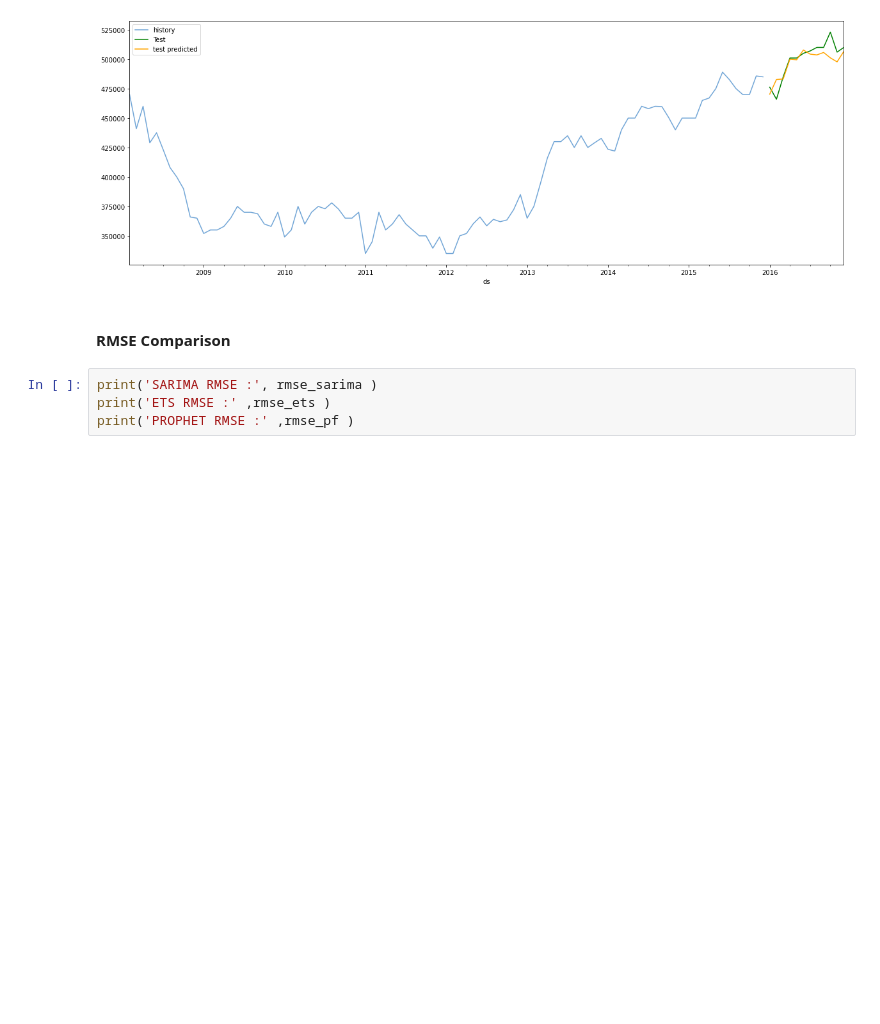
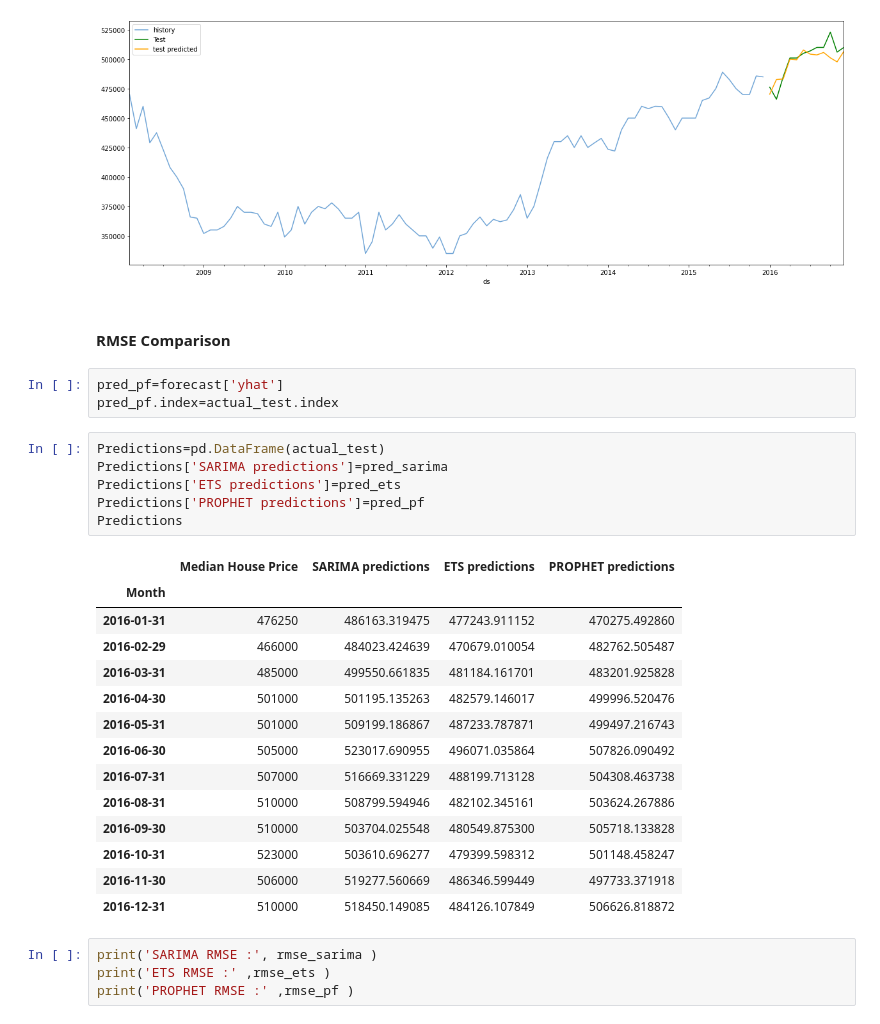
Before and after one commit to camilochaves10/time-series-group-project, a Jupyter notebook: time_series_group_project.ipynb, the cells around one changed output. Saved outputs shown, nothing was run; the diff lists cells and outputs as text; blank space fills up the shorter version.

```diff
--- a/time_series_group_project.ipynb
+++ b/time_series_group_project.ipynb
@@ -401,6 +401,30 @@ plt.show()
 [figure]
 # %% [markdown]
 #### RMSE Comparison
+# %%
+pred_pf=forecast['yhat']
+pred_pf.index=actual_test.index
+# %%
+Predictions=pd.DataFrame(actual_test)
+Predictions['SARIMA predictions']=pred_sarima
+Predictions['ETS predictions']=pred_ets
+Predictions['PROPHET predictions']=pred_pf
+Predictions
+# %% [output]
+|  | Median House Price | SARIMA predictions | ETS predictions | PROPHET predictions |
+| Month |  |  |  |  |
+| 2016-01-31 | 476250 | 486163.319475 | 477243.911152 | 470275.492860 |
+| 2016-02-29 | 466000 | 484023.424639 | 470679.010054 | 482762.505487 |
+| 2016-03-31 | 485000 | 499550.661835 | 481184.161701 | 483201.925828 |
+| 2016-04-30 | 501000 | 501195.135263 | 482579.146017 | 499996.520476 |
+| 2016-05-31 | 501000 | 509199.186867 | 487233.787871 | 499497.216743 |
+| 2016-06-30 | 505000 | 523017.690955 | 496071.035864 | 507826.090492 |
+| 2016-07-31 | 507000 | 516669.331229 | 488199.713128 | 504308.463738 |
+| 2016-08-31 | 510000 | 508799.594946 | 482102.345161 | 503624.267886 |
+| 2016-09-30 | 510000 | 503704.025548 | 480549.875300 | 505718.133828 |
+| 2016-10-31 | 523000 | 503610.696277 | 479399.598312 | 501148.458247 |
+| 2016-11-30 | 506000 | 519277.560669 | 486346.599449 | 497733.371918 |
+| 2016-12-31 | 510000 | 518450.149085 | 484126.107849 | 506626.818872 |
 # %%
 print('SARIMA RMSE :', rmse_sarima )
 print('ETS RMSE :' ,rmse_ets )
```
